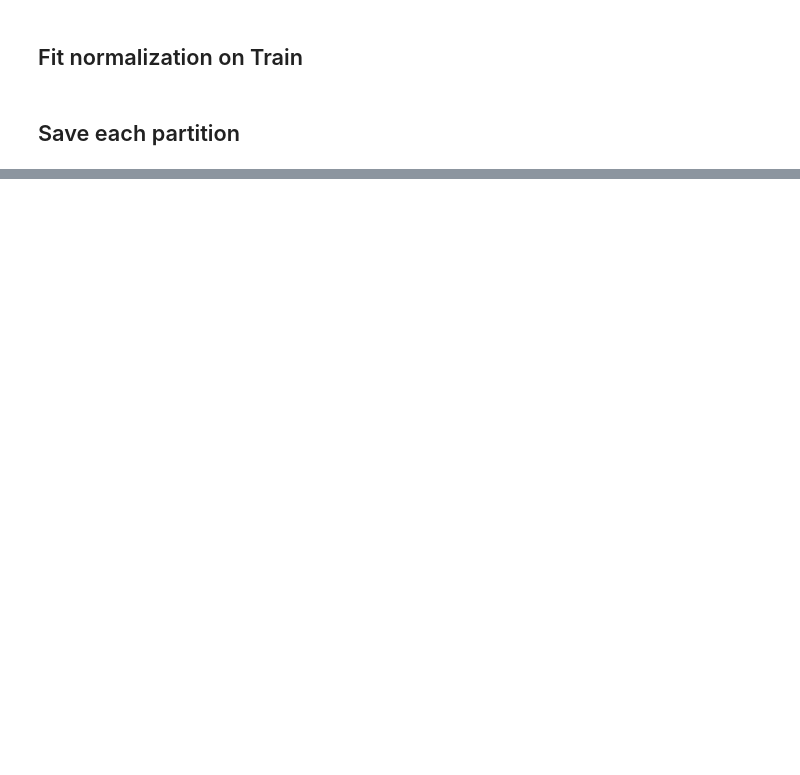
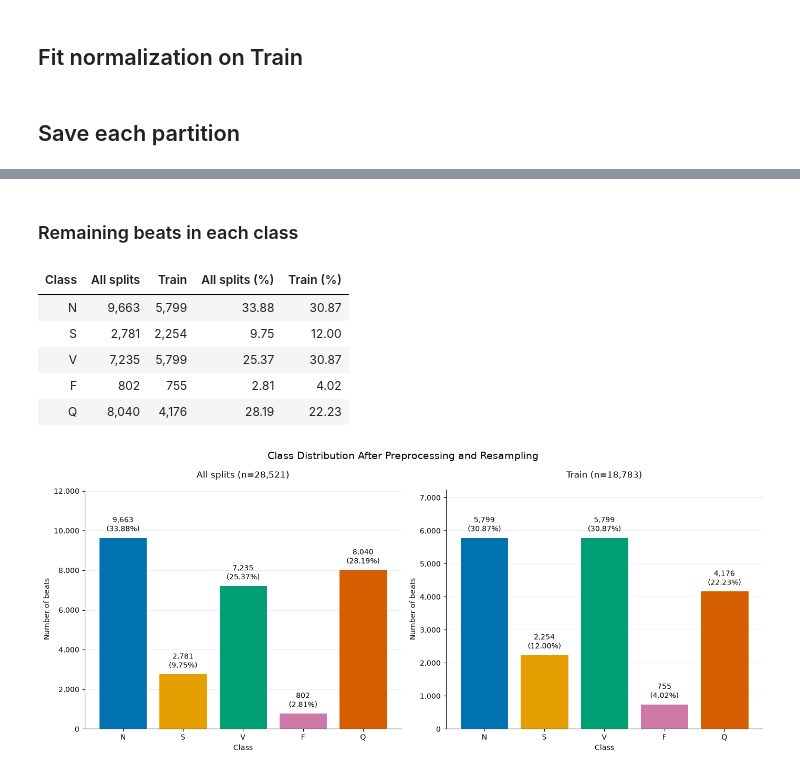
Before and after one commit to kkakongkiat/cardiac-arrhythmia-classification, a Jupyter notebook: dataset/3_Preprocessing.ipynb, the cells around one changed output, grey strips where cells are left out. Saved outputs shown, nothing was run; the diff lists cells and outputs as text; code cells hidden in the pictures; blank space fills up the shorter version.

```diff
--- a/dataset/3_Preprocessing.ipynb
+++ b/dataset/3_Preprocessing.ipynb
@@ -171,0 +298,43 @@ meta.groupby(['split', 'class_id']).size().unstack(fill_value=0)
+# %% [markdown]
+### Remaining beats in each class
+# %%
+class_summary = pd.DataFrame({
+    'Class': CLASSES,
+    'All splits': split_counts[class_columns].sum().to_numpy(dtype=int),
+    'Train': split_counts.loc['train', class_columns].to_numpy(dtype=int),
+})
+for column in ['All splits', 'Train']:
+    total = int(class_summary[column].sum())
+    class_summary[f'{column} (%)'] = class_summary[column] / total * 100 if total else 0.0
+display(class_summary.style.format({
+    'All splits': '{:,}', 'Train': '{:,}',
+    'All splits (%)': '{:.2f}', 'Train (%)': '{:.2f}',
+}).hide(axis='index'))
+
+fig, axes = plt.subplots(1, 2, figsize=(14, 6))
+for ax, column in zip(axes, ['All splits', 'Train']):
+    values = class_summary[column].to_numpy()
+    percentages = class_summary[f'{column} (%)'].to_numpy()
+    bars = ax.bar(CLASSES, values, color=[class_colors[label] for label in CLASSES],
+                  edgecolor='white', linewidth=0.8, zorder=3)
+    ax.bar_label(bars, labels=[f'{count:,}\n({percentage:.2f}%)'
+                              for count, percentage in zip(values, percentages)],
+                 padding=5, fontsize=10)
+    ax.set_title(f'{column} (n={int(values.sum()):,})', pad=16)
+    ax.set_xlabel('Class')
+    ax.set_ylabel('Number of beats')
+    ax.set_ylim(0, max(values.max() * 1.25, 1))
+    ax.yaxis.set_major_formatter(plt.FuncFormatter(lambda value, _: f'{value:,.0f}'))
+    ax.grid(axis='y', alpha=0.25, zorder=0)
+    ax.spines[['top', 'right']].set_visible(False)
+fig.suptitle('Class Distribution After Preprocessing and Resampling', fontsize=14)
+fig.tight_layout()
+plt.show()
+# %% [output]
+| Class | All splits | Train | All splits (%) | Train (%) |
+| N | 9,663 | 5,799 | 33.88 | 30.87 |
+| S | 2,781 | 2,254 | 9.75 | 12.00 |
+| V | 7,235 | 5,799 | 25.37 | 30.87 |
+| F | 802 | 755 | 2.81 | 4.02 |
+| Q | 8,040 | 4,176 | 28.19 | 22.23 |
+[figure, added]
```
Also changed, not shown: parts of 12 cells of this notebook, 16 other files.
